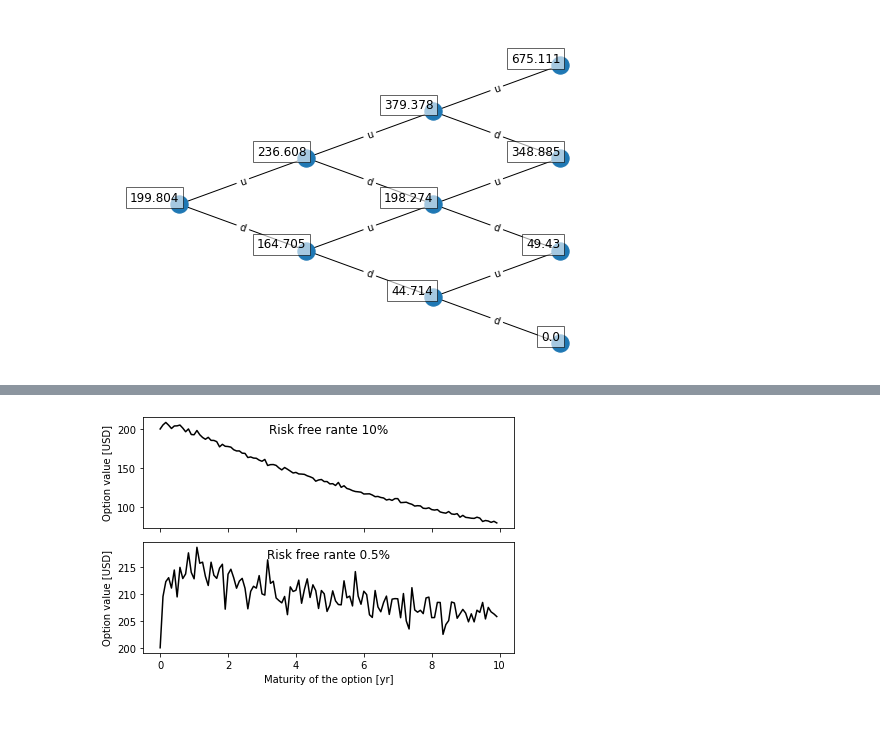
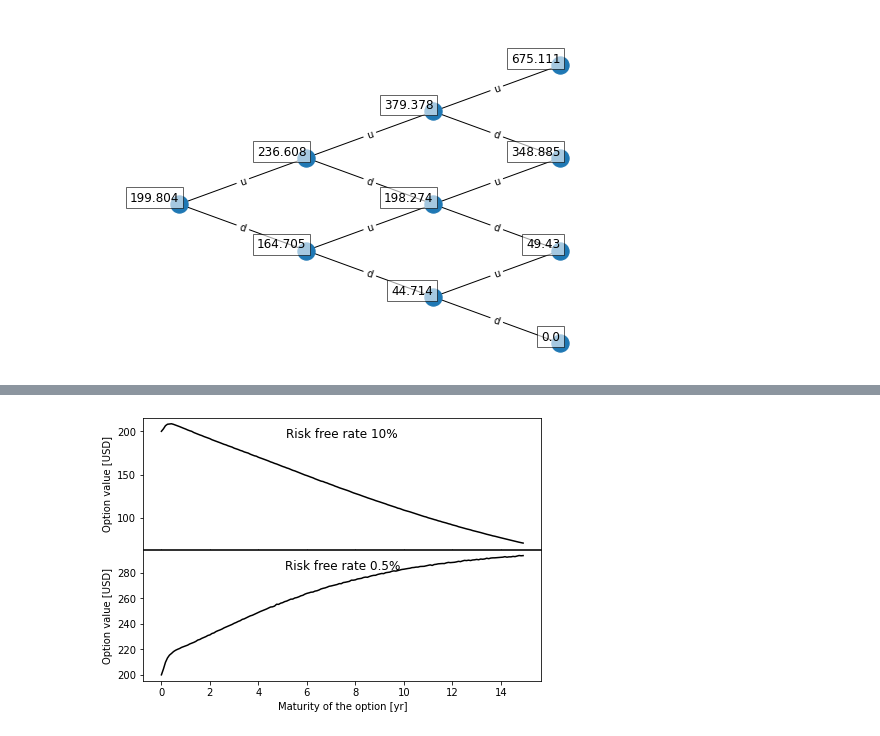
Before and after one commit to LuukOudshoorn25/SPFDM1, a Jupyter notebook: SPFDM 1.ipynb, the cells around one changed output, grey strips where cells are left out. Cells and saved outputs as stored; diff of their text form; code cells hidden in the pictures.

Commit message:
Fixed bugs and added parallel processing for plots

```diff
--- a/SPFDM 1.ipynb
+++ b/SPFDM 1.ipynb
@@ -637,12 +640,14 @@ MC.option_price()
 # %%
 # Investigate sensitivity to eta
+from joblib import Parallel, delayed
+def worker(eta):
+    MC = MonteCarlo(2500000,30,1.5,3500,3300,eta)
+    return MC.option_price()
+
 def sensitivity_eta():
-    halflifes = np.arange(1/12,10,1/12)
+    halflifes = np.arange(1/12,15,1/12)
     etas = np.log(2)/halflifes
-    prices = np.zeros(len(etas))
-    for i,eta in enumerate(etas):
-        MC = MonteCarlo(50000,1000,1.5,3500,3300,eta)
-        prices[i] = MC.option_price()
+    prices = np.array(Parallel(n_jobs=22)(delayed(worker)(i) for i in etas))
     return halflifes,prices
 halflifes,prices = sensitivity_eta()
 
@@ -654,25 +661,25 @@ plt.savefig('optionsensitivity_halflife.pdf')
 # %%
 # Investigate sensitivity to eta
-def sensitivity_maturity():
-    maturity = np.arange(0,10,1/12)
-    prices = np.zeros(len(maturity))
-    for i,T in enumerate(maturity):
-        MC = MonteCarlo(5000,1000,T,3500,3300)
-        prices[i] = MC.option_price()
+def worker(T,rf):
+    MC = MonteCarlo(2500000,10,T,3500,3300, rf=rf)
+    return MC.option_price()
+
+def sensitivity_maturity(rf):
+    maturity = np.arange(0,15,1/12)
+    prices = np.array(Parallel(n_jobs=23)(delayed(worker)(i,rf) for i in maturity))
     return maturity,prices
-maturity_high_rf,prices_high_rf = sensitivity_maturity()
+maturity_high_rf,prices_high_rf = sensitivity_maturity(0.1)
+maturity_low_rf,prices_low_rf = sensitivity_maturity(0.005)
-# %%
-maturity_low_rf,prices_low_rf = sensitivity_maturity()
 # %%
 fig, (ax1,ax2) = plt.subplots(2,1,sharex=True)
 ax1.plot(maturity_high_rf,prices_high_rf, color='black')
-ax1.set_title('Risk free rante 10%',y=0.8)
+ax1.set_title('Risk free rate 10%',y=0.8)
 ax1.set_ylabel('Option value [USD]')
 ax2.set_ylabel('Option value [USD]')
 ax2.plot(maturity_low_rf,prices_low_rf, color='black')
 ax2.set_xlabel('Maturity of the option [yr]')
-ax2.set_title('Risk free rante 0.5%',y=0.8)
-plt.tight_layout(pad=)
+ax2.set_title('Risk free rate 0.5%',y=0.8)
+plt.tight_layout(pad=-0.3)
 plt.savefig('optionsensitivity_maturity.pdf')
 # %% [output]
-[figure, old version]
+[figure, new version]
```
Also changed, not shown: parts of 2 cells of this notebook, 5 other files.
